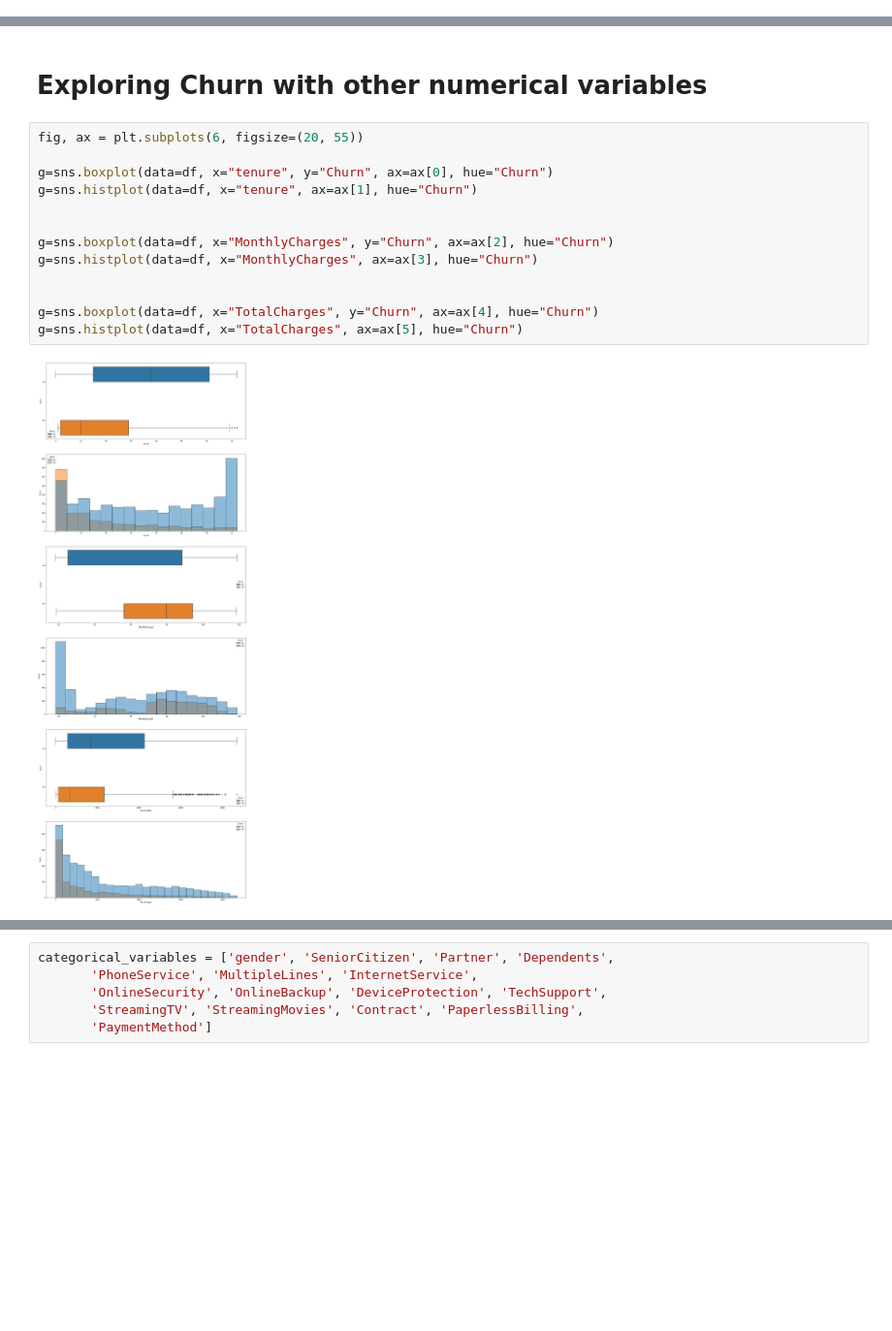
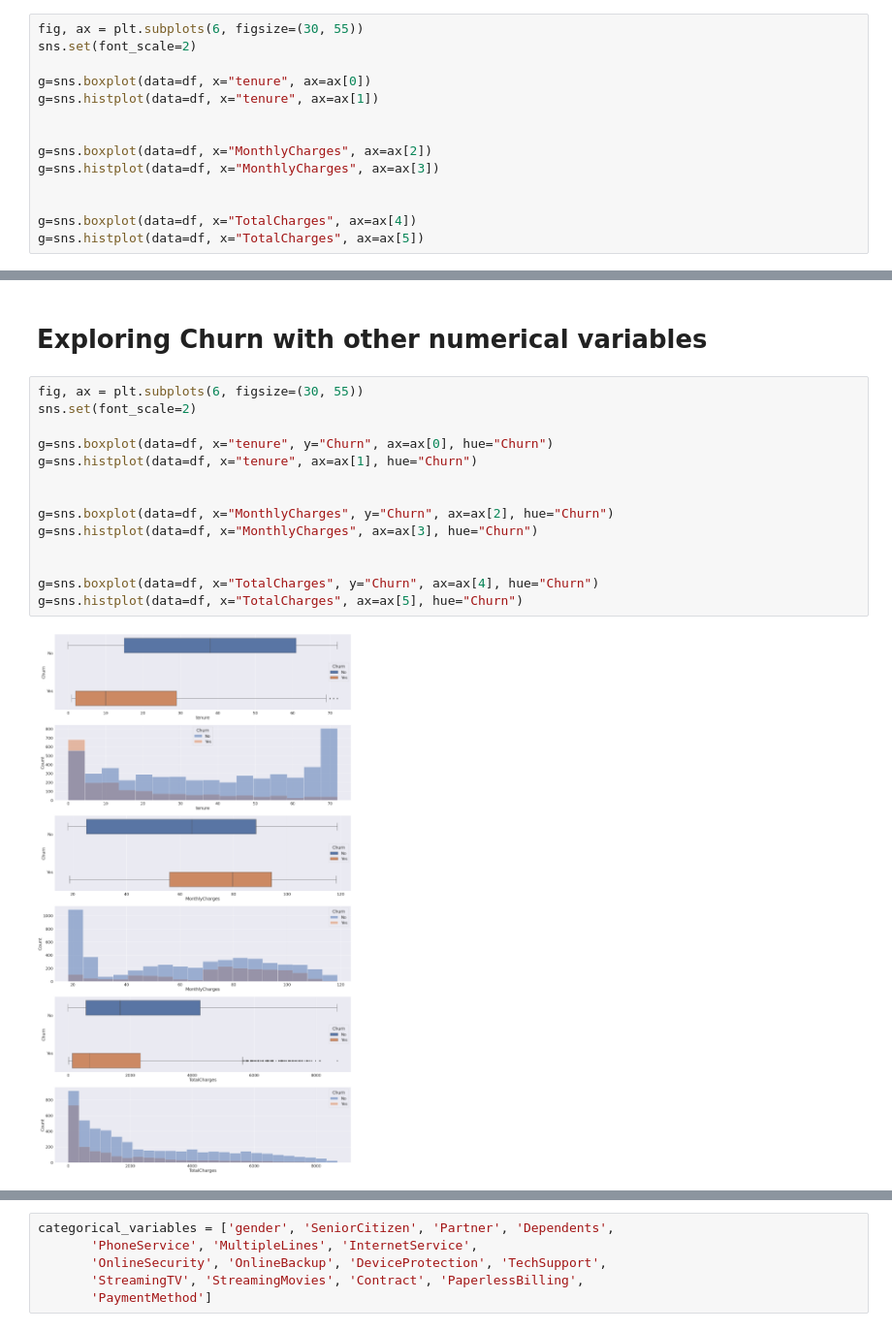
Before and after one commit to praxitelisk/Telco-Customer-Churn, a Jupyter notebook: telco-customer-churn-eda-ml.ipynb, the cells around one changed output, grey strips where cells are left out. Shown at 97% size. Drawn from its saved outputs; the diff is of its cells as text; blank space fills up the shorter version.

```diff
--- a/telco-customer-churn-eda-ml.ipynb
+++ b/telco-customer-churn-eda-ml.ipynb
@@ -188,0 +196,14 @@ df.describe()
+# %%
+fig, ax = plt.subplots(6, figsize=(30, 55))
+sns.set(font_scale=2)
+
+g=sns.boxplot(data=df, x="tenure", ax=ax[0])
+g=sns.histplot(data=df, x="tenure", ax=ax[1])
+
+
+g=sns.boxplot(data=df, x="MonthlyCharges", ax=ax[2])
+g=sns.histplot(data=df, x="MonthlyCharges", ax=ax[3])
+
+
+g=sns.boxplot(data=df, x="TotalCharges", ax=ax[4])
+g=sns.histplot(data=df, x="TotalCharges", ax=ax[5])
@@ -190,18 +215,19 @@ df.describe()
 <a id="s3_4"></a>
 # Exploring Churn with other numerical variables
 # %%
-fig, ax = plt.subplots(6, figsize=(20, 55))
+fig, ax = plt.subplots(6, figsize=(30, 55))
+sns.set(font_scale=2)
 
 g=sns.boxplot(data=df, x="tenure", y="Churn", ax=ax[0], hue="Churn")
 g=sns.histplot(data=df, x="tenure", ax=ax[1], hue="Churn")
 
 
 g=sns.boxplot(data=df, x="MonthlyCharges", y="Churn", ax=ax[2], hue="Churn")
 g=sns.histplot(data=df, x="MonthlyCharges", ax=ax[3], hue="Churn")
 
 
 g=sns.boxplot(data=df, x="TotalCharges", y="Churn", ax=ax[4], hue="Churn")
 g=sns.histplot(data=df, x="TotalCharges", ax=ax[5], hue="Churn")
 # %% [output]
-[figure, old version]
+[figure, new version]
 # %% [markdown]
```
Also changed, not shown: parts of 14 cells of this notebook.
